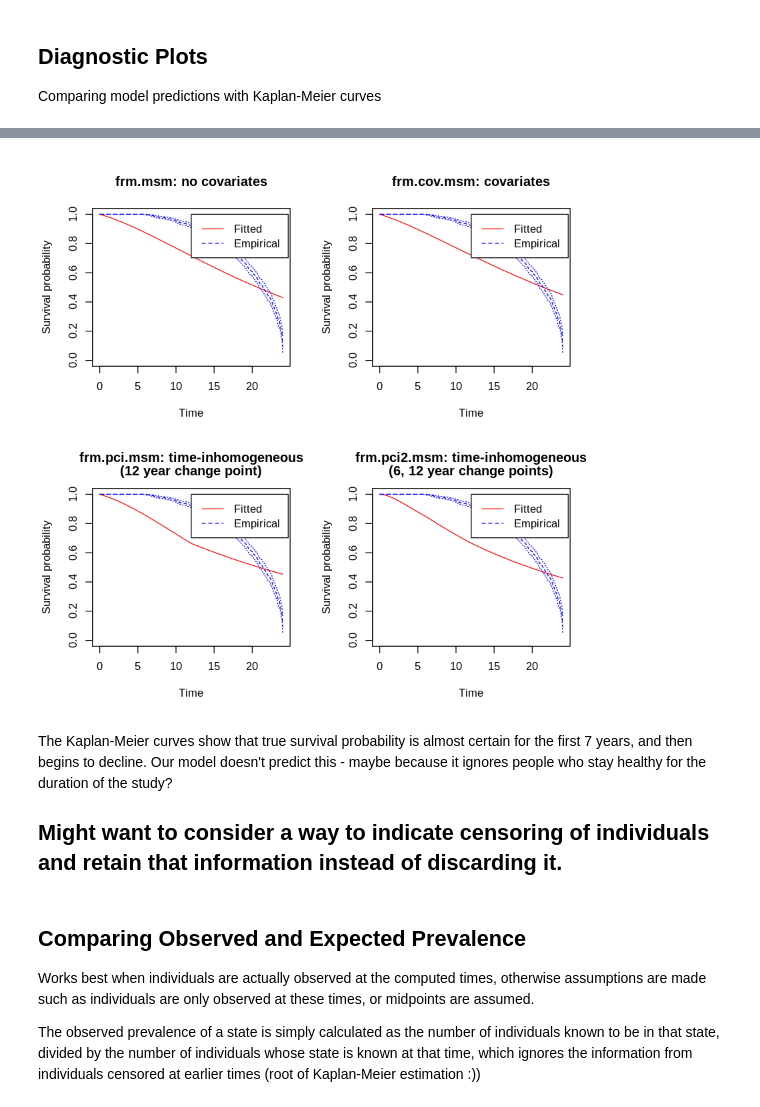
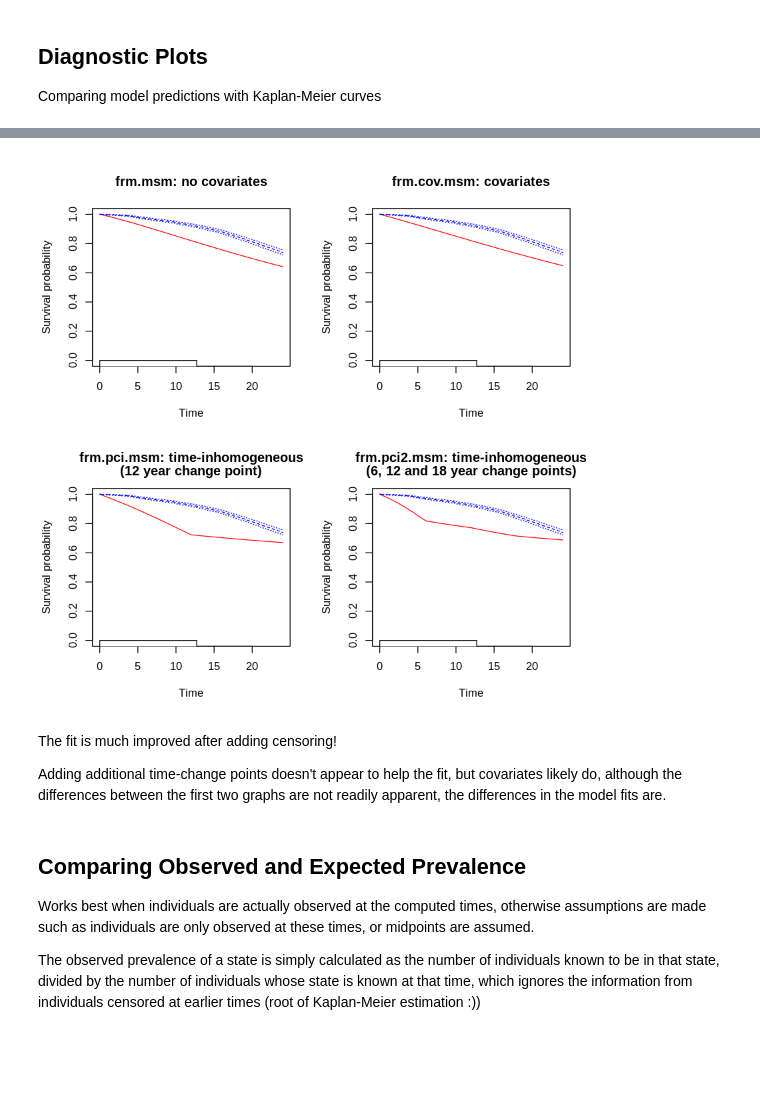
Before and after one commit to krashr-ds/framingham-ms, a Jupyter notebook: MSM Framingham 1 - Markov Models.ipynb, the cells around one changed output, grey strips where cells are left out. Cells and saved outputs as stored; diff of their text form; code cells hidden in the pictures; blank space fills up the shorter version.

Commit message:
Framingham Markov Model debugged, censoring added.

```diff
--- a/MSM Framingham 1 - Markov Models.ipynb
+++ b/MSM Framingham 1 - Markov Models.ipynb
@@ -44,9 +45,9 @@ Provide initial values representing a guess that the mean period in each state b
 
 An alternative to this is to supply the option "gen.inits=TRUE" in the msm function call.  This sets the initial values for non-zero entries of the Q matrix (transition intensity matrix) to the maximum likelihood estimates under the assumption that transitions take place only at observation times.
 # %%
-twoway4.q <- rbind(c(0, 0.166, 0.166, 0.166), c(0, 0, 0.25, 0.25), c(0, 0.25, 0, 0.25), c(0,0,0,0))
+twoway4.q <- rbind(c(0, 0.166, 0.166, 0.166), c(0, 0, 0.25, 0.25), c(0, 0, 0, 0.55), c(0,0,0,0))
 statetable.msm(STATE, RANDID, data=frmghm_ms)
-Q = crudeinits.msm(STATE ~ YEARS, RANDID, data=frmghm_ms, qmatrix=twoway4.q)
+Q = crudeinits.msm(STATE ~ YEARS, RANDID, data=frmghm_ms, censor = 99, censor.states = c(1,2,3), qmatrix=twoway4.q)
 Q
 # %% [output]
     to
@@ -72,2 +71,3 @@ rownames(twoway4.q) <- colnames(twoway4.q) <- c("Well", "Hypertensive", "CVD", "
 # %%
-frm.msm <- msm(STATE ~ YEARS, subject = RANDID, data = frmghm_ms, qmatrix = Q, death = 4, exacttimes=TRUE)
+frm.msm <- msm(STATE ~ YEARS, subject = RANDID, data = frmghm_ms, qmatrix = Q, censor = 99,
+               censor.states = c(1,2,3), exacttimes=TRUE)
@@ -165,6 +153,6 @@ State 4 0                          1.00000 (1.000000,1.00000)
 # %%
-# A model with covariates: sex, age and diabetes (yes or no)
+# A model with covariates: sex, age, diabetes (yes or no) and smoker (yes or no)
 
-frm.cov.msm <- msm(STATE ~ YEARS, subject = RANDID, data = frmghm_ms, covariates = ~ AGE + SEX + DIABETES,
-                   qmatrix = Q, death = 4, method = "BFGS", exacttimes = TRUE,
-                   control = list(fnscale=20000, maxit=10000))
+frm.cov.msm <- msm(STATE ~ YEARS, subject = RANDID, data = frmghm_ms, covariates = ~ AGE + SEX + DIABETES + CURSMOKE,
+                   qmatrix = Q, method = "BFGS", exacttimes = TRUE, censor = 99,
+                   censor.states = c(1,2,3), control = list(fnscale=30000, maxit=10000))
@@ -266,8 +270,9 @@ Transition probabilities can be calculated in closed form by summing the likelih
 # The study lasted a little more than 24 years, so this is about the halfway point
 
 frm.pci.msm <- msm(STATE ~ YEARS, subject = RANDID, data = frmghm_ms, qmatrix = Q,
-                   death = 4, pci = 12, method = "BFGS", exacttimes = TRUE,
-                   control = list(fnscale=20000, maxit=10000))
+                   pci = 12, method = "BFGS", exacttimes = TRUE,
+                   censor = 99, censor.states = c(1, 2, 3),
+                   control = list(fnscale=30000, maxit=10000))
 
 # Is this data truly time-inhomogenous?
 lrtest.msm(frm.msm, frm.pci.msm)
@@ -303,16 +298,17 @@ $`timeperiod[12,Inf)` =
 Comparing model predictions with Kaplan-Meier curves
 # %%
 par(mfrow = c(2, 2))
-plot.survfit.msm(frm.msm, main = "frm.msm: no covariates", mark.time = FALSE)
-plot.survfit.msm(frm.cov.msm, main = "frm.cov.msm: covariates", mark.time = FALSE)
-plot.survfit.msm(frm.pci.msm, mark.time = FALSE)
+plot.survfit.msm(frm.msm, main = "frm.msm: no covariates", mark.time = FALSE, legend.pos=c(0,0))
+plot.survfit.msm(frm.cov.msm, main = "frm.cov.msm: covariates", mark.time = FALSE, legend.pos=c(0,0))
+plot.survfit.msm(frm.pci.msm, mark.time = FALSE, legend.pos=c(0,0))
 title("frm.pci.msm: time-inhomogeneous", line = 2)
 title("(12 year change point)", line = 1)
 frm.pci2.msm <- msm(STATE ~ YEARS, subject = RANDID, data = frmghm_ms, qmatrix = Q,
-                   death = 4, pci = c(6, 12), method = "BFGS", exacttimes = TRUE,
-                   control = list(fnscale=20000, maxit=10000))
-plot.survfit.msm(frm.pci2.msm, mark.time = FALSE)
+                    pci = c(6,12,18), method = "BFGS", exacttimes = TRUE,
+                    censor = 99, censor.states=c(1, 2, 3),
+                    control = list(fnscale=30000, maxit=10000))
+plot.survfit.msm(frm.pci2.msm, mark.time = FALSE, legend.pos=c(0,0))
 title("frm.pci2.msm: time-inhomogeneous", line = 2)
-title("(6, 12 year change points)", line = 1)
+title("(6, 12 and 18 year change points)", line = 1)
 # %% [output]
 Warning message in msm(STATE ~ YEARS, subject = RANDID, data = frmghm_ms, qmatrix = Q, :
@@ -321,8 +316,8 @@ Warning message in msm(STATE ~ YEARS, subject = RANDID, data = frmghm_ms, qmatri
-[figure, old version]
+[figure, new version]
 # %% [markdown]
-The Kaplan-Meier curves show that true survival probability is almost certain for the first 7 years, and then begins to decline.  Our model doesn't predict this - maybe because it ignores people who stay healthy for the duration of the study?
+The fit is much improved after adding censoring!
 
-## Might want to consider a way to indicate censoring of individuals and retain that information instead of discarding it.
+Adding additional time-change points doesn't appear to help the fit, but covariates likely do, although the differences between the first two graphs are not readily apparent, the differences in the model fits are.
 # %% [markdown]
 ## Comparing Observed and Expected Prevalence
 
```
Also changed, not shown: parts of 20 cells of this notebook, 3 other files.
